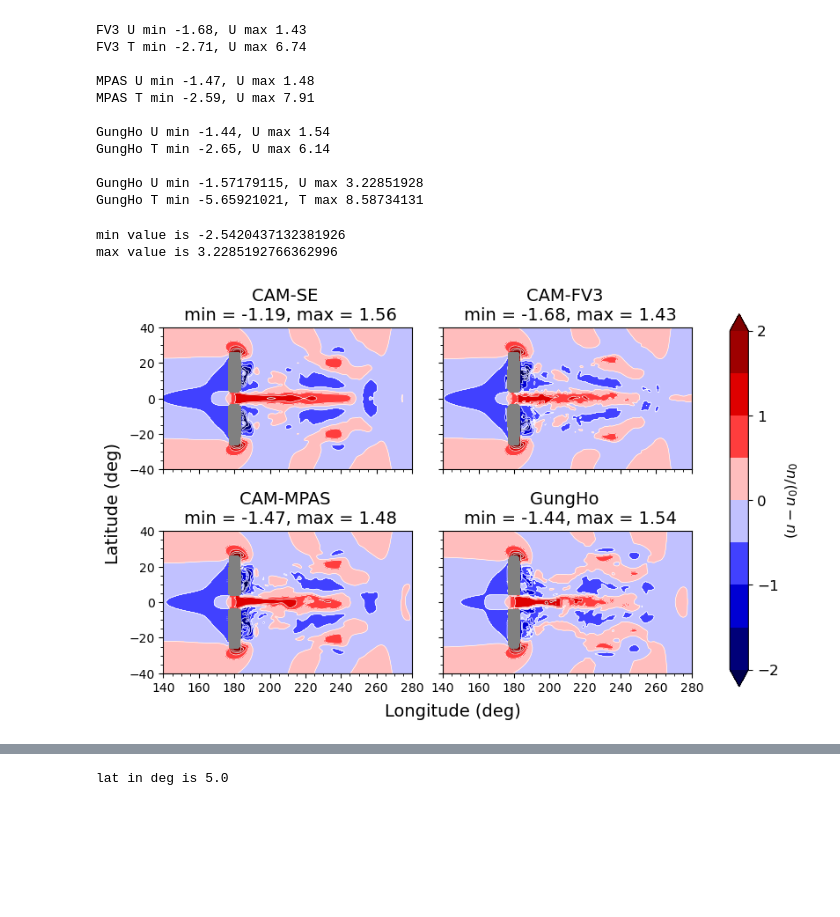
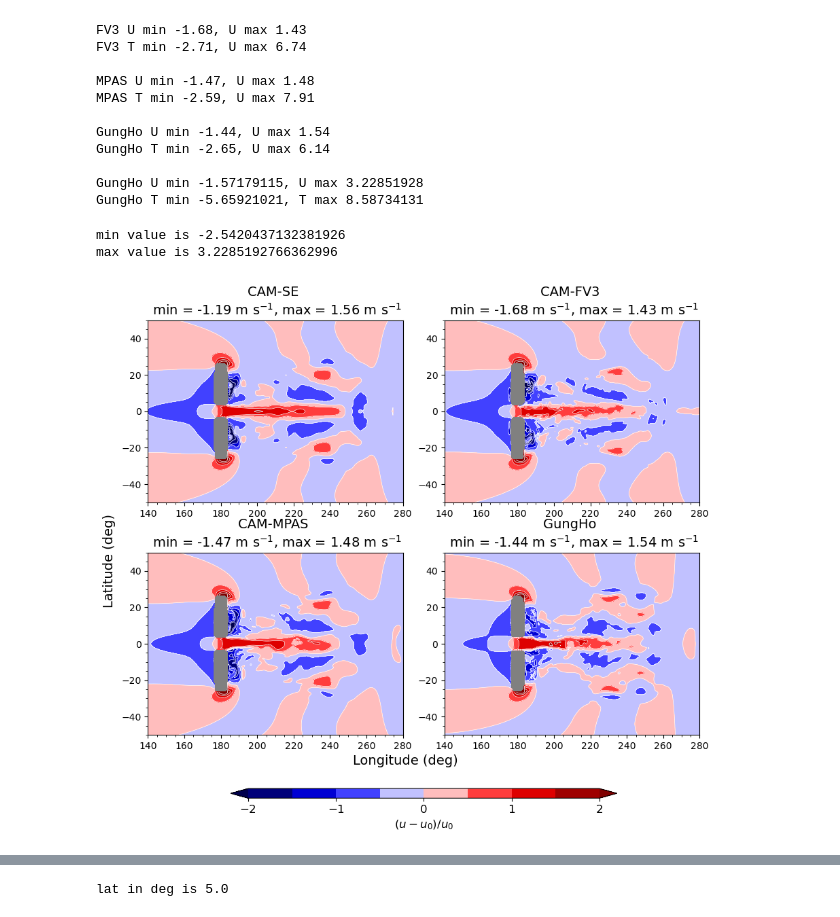
Before and after one commit to ta440/dcmip2025_gap_and_vortex, a Jupyter notebook: jupyter_notebooks/gap_2_by_2_paper_figures.ipynb, the cells around one changed output, grey strips where cells are left out. Drawn from its saved outputs; the diff is of its cells as text; code cells hidden in the pictures; blank space fills up the shorter version.

Commit message:
update plotting scripts, including diffusion comparisons

```diff
--- a/jupyter_notebooks/gap_2_by_2_paper_figures.ipynb
+++ b/jupyter_notebooks/gap_2_by_2_paper_figures.ipynb
@@ -207,8 +210,8 @@ else:
 
 
 # Consistent lon lat ranges
-lat_crop_up = 40.
-lat_cent_down = -40.
+lat_crop_up = 50.
+lat_cent_down = -50.
 lat_ticks = np.linspace(-40.,40.,5)
 
 lon_crop_left = 140.
@@ -379,7 +368,7 @@ print('max value is', U_maxmax)
 #    fig, axes = plt.subplots(2,2, sharey=True, sharex=True, figsize = (8,5), layout="constrained")
 #else:
 #    fig, axes = plt.subplots(2,2, sharey=True, sharex=True, figsize = (8,6.5), layout="constrained")
-fig, axes = plt.subplots(2,2, sharey=True, sharex=True, figsize = (8,5), layout="constrained")
+fig, axes = plt.subplots(2,2, figsize = (9,8), layout="constrained")
 
 (ax1, ax2), (ax3, ax4) = axes
 
@@ -410,47 +399,44 @@ ax2.contour(LON, LAT, U_field_vals2, levels = U_conts, linestyles='solid', color
 ax3.contour(LON, LAT, U_field_vals3, levels = U_conts, linestyles='solid', colors='white', linewidths=0.5, norm=norm, extend = 'both')
 ax4.contour(LON, LAT, U_field_vals4, levels = U_conts, linestyles='solid', colors='white', linewidths=0.5, norm=norm, extend = 'both')
 
 for ax in axes.flatten():
     ax.yaxis.set_minor_locator(matplotlib.ticker.MultipleLocator(5))
     ax.xaxis.set_minor_locator(matplotlib.ticker.MultipleLocator(5))
 
     ax.set_aspect('equal')
     ax.set_facecolor("grey")
 
-plt.xticks(lon_ticks)
-plt.yticks(lat_ticks)
+    ax.set_xticks(lon_ticks)
+    ax.set_yticks(lat_ticks)
 
-cb = plt.colorbar(plot4, ax=axes, ticks = tick_range, fraction=0.4)
+cb = plt.colorbar(plot4, ax=axes, ticks = tick_range, shrink=0.7, pad=0.08, aspect=40, location='bottom')
 cb.set_label(label=r"$(u - u_0)/u_0$", size=small_size)
 cb.ax.tick_params(labelsize=12)
 
 # Overall extrema
 #ax1.set_title(f'{dycore1} \n min = {np.round(U_min1,2)}, max = {np.round(U_max1,2)}', size=label_size)
 #ax2.set_title(f'{dycore2} \n min = {np.round(U_min2,2)}, max = {np.round(U_max2,2)}', size=label_size)
 #ax3.set_title(f'{dycore3} \n min = {np.round(U_min3,2)}, max = {np.round(U_max3,2)}', size=label_size)
 #ax4.set_title(f'{dycore4} \n min = {np.round(U_min4,2)}, max = {np.round(U_max4,2)}', size=label_size)
 
 # Extrema away from the mountain
-ax1.set_title(f'{dycore1} \n min = {np.min(se_U_max_crop):.2f}, max = {np.max(se_U_max_crop):.2f}', size=label_size)
-ax2.set_title(f'{dycore2} \n min = {np.min(fv3_U_max_crop):.2f}, max = {np.max(fv3_U_max_crop):.2f}', size=label_size)
-ax3.set_title(f'{dycore3} \n min = {np.min(mpas_U_max_crop):.2f}, max = {np.max(mpas_U_max_crop):.2f}', size=label_size)
-ax4.set_title(f'{dycore4} \n min = {np.min(gungho_U_max_crop):.2f}, max = {np.max(gungho_U_max_crop):.2f}', size=label_size)
+ax1.set_title(f'{dycore1} \n min = {np.min(se_U_max_crop):.2f}' r" m s$^{-1}$" f', max = {np.max(se_U_max_crop):.2f}' r" m s$^{-1}$", size=label_size)
+ax2.set_title(f'{dycore2} \n min = {np.min(fv3_U_max_crop):.2f}' r" m s$^{-1}$" f', max = {np.max(fv3_U_max_crop):.2f}' r" m s$^{-1}$", size=label_size)
+ax3.set_title(f'{dycore3} \n min = {np.min(mpas_U_max_crop):.2f}' r" m s$^{-1}$" f', max = {np.max(mpas_U_max_crop):.2f}' r" m s$^{-1}$", size=label_size)
+ax4.set_title(f'{dycore4} \n min = {np.min(gungho_U_max_crop):.2f}' r" m s$^{-1}$" f', max = {np.max(gungho_U_max_crop):.2f}' r" m s$^{-1}$", size=label_size)
 
 fig.supylabel('Latitude (deg)', size=label_size)
-fig.supxlabel('Longitude (deg)', size=label_size)
-
-# If saving:
-savefig = True
+fig.supxlabel('Longitude (deg)', size=label_size, x=0.5, y=0.12)
 
 if savefig:
     if rot:
-        plt.savefig('figures/gap_with_rot_U.png')
+        plt.savefig('figures/gap_with_rot_U.png', bbox_inches='tight')
     else:
-        plt.savefig('figures/gap_omega0_U.png')
+        plt.savefig('figures/gap_omega0_U.png', bbox_inches='tight')
 # %% [output]
 min value is -2.5420437132381926
 max value is 3.2285192766362996
-[figure, old version]
+[figure, new version]
 # %%
 ### T plot
 
```
Also changed, not shown: parts of 6 cells of this notebook, 6 other files.
